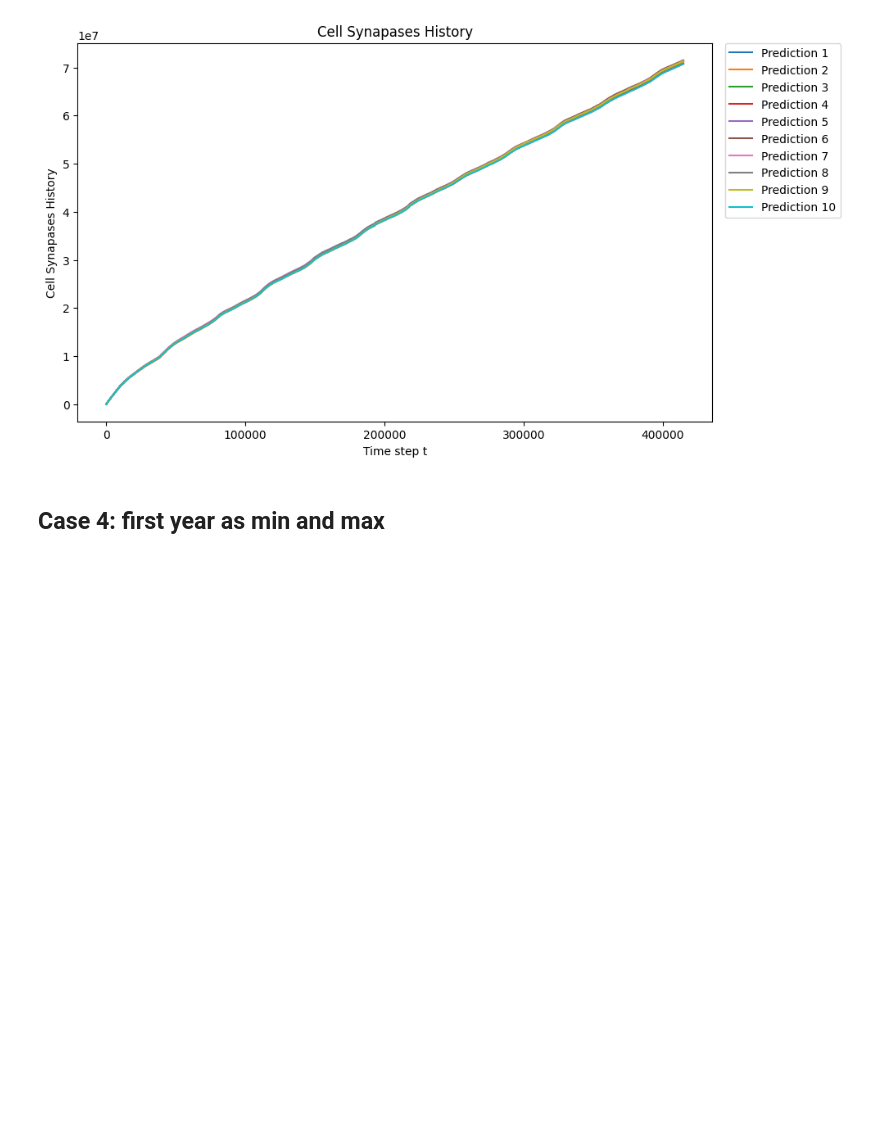
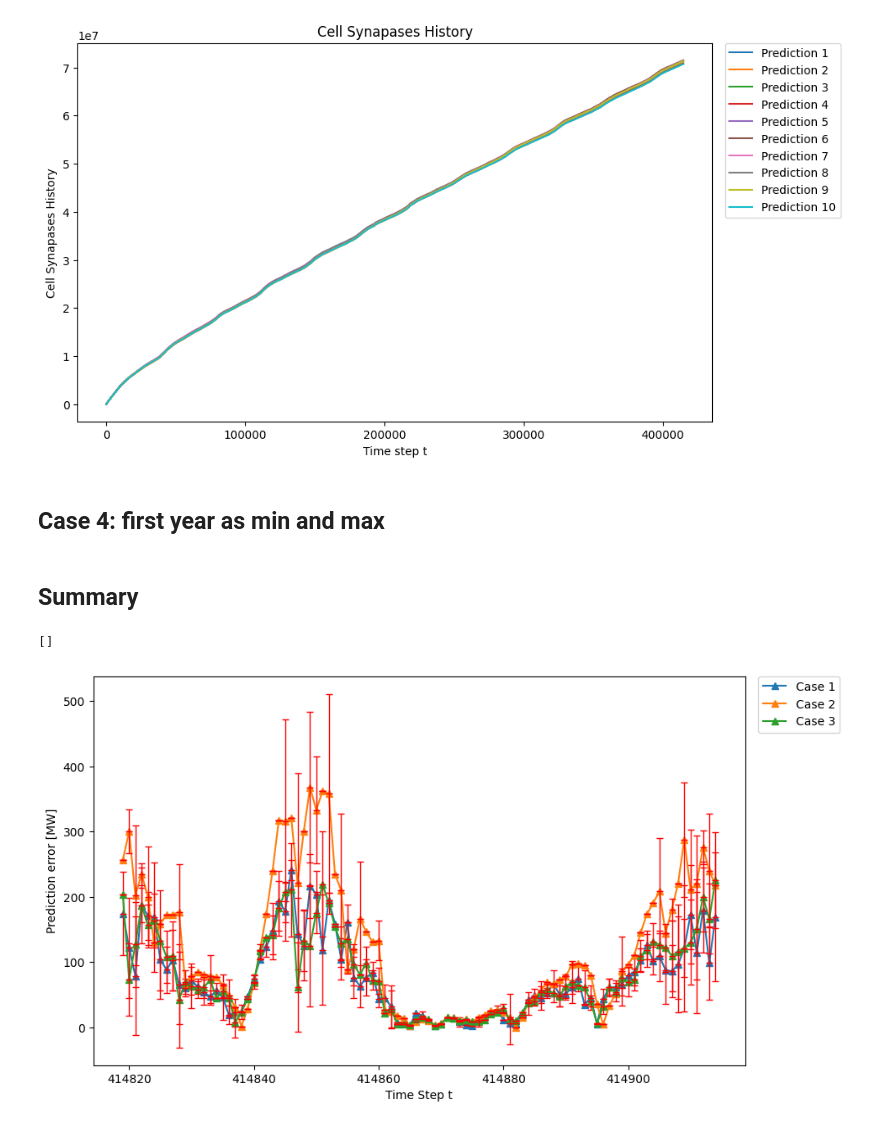
Before and after one commit to tyokyo320/time-series, a Jupyter notebook: utils/predict.ipynb, the cells around one changed output. Drawn from its saved outputs; the diff is of its cells as text; code cells hidden in the pictures; blank space fills up the shorter version.

Commit message:
✨ feat: add error_list plot

```diff
--- a/utils/predict.ipynb
+++ b/utils/predict.ipynb
@@ -111,6 +111,37 @@ def plot_prediction_absolute_error_by_mean_std(error_abs_value: any, sampling_in
     plt.ylabel('Prediction error [MW]')
     plt.legend(bbox_to_anchor=(1.02, 1.00), loc='upper left', borderaxespad=0, fontsize=10)
     plt.show()
+# %%
+def plot_prediction_absolute_error_list_by_mean_std(error_abs_value_list: any, sampling_interval: int) -> None:
+    plt.figure(figsize=(10, 6))
+
+    # TODO: fix this error epoch start and end
+    x_values = range(config.start, config.end+1)
+    sampled_x_values = x_values[::sampling_interval]
+
+    time_points = range(config.error_abs_start, config.error_abs_end+1)
+    sampled_time_points = time_points[::sampling_interval]
+
+    sampled_mean_values_list = []
+    sampled_std_values_list = []
+
+    for case_error_abs_value in error_abs_value_list:
+        mean_values = case_error_abs_value.mean(axis=1)
+        std_values = case_error_abs_value.std(axis=1)
+
+        sampled_mean_values_list.append(mean_values[sampled_time_points])
+        sampled_std_values_list.append(std_values[sampled_time_points])
+
+    for index in range(len(sampled_mean_values_list)):
+        # TODO: fix this error epoch start and end
+        plt.plot(sampled_x_values, sampled_mean_values_list[index], marker='^', markersize=6, linestyle='-', label=f'Case {index+1}')
+        # TODO: fix this error epoch start and end
+        plt.errorbar(sampled_x_values, sampled_mean_values_list[index], yerr=sampled_std_values_list[index], fmt='_', color='red', elinewidth=1, capsize=3)
+
+    plt.xlabel('Time Step t')
+    plt.ylabel('Prediction error [MW]')
+    plt.legend(bbox_to_anchor=(1.02, 1.00), loc='upper left', borderaxespad=0, fontsize=10)
+    plt.show()
 # %%
 def plot_total_prediction_absolute_error_per_period(error_abs_value: any, period: int) -> None:
     pass
@@ -165,6 +198,8 @@ def calculate_mean_absolute_error(error_abs_value: any) -> float:
 print(config.ROOT_PATH)
 # %% [output]
 /home/zhangqiang/work/repos/time-series/utils
+# %%
+error_abs_value_list = []
 # %% [markdown]
 ## Conventional CLA result
 # %% [markdown]
@@ -580,3 +615,16 @@ plot_cell_synapases_history(tenpercent_cell_cell_synapases_history_values)
 # %%
 # df_firstyear = load_csv_data(config.firstyear_predict_results_path)
 # df_firstyear.head()
+# %% [markdown]
+## Summary
+# %%
+error_abs_value_list
+# %% [output]
+[]
+# %%
+error_abs_value_list.append(error_abs_value)
+error_abs_value_list.append(inf_error_abs_value)
+error_abs_value_list.append(tenpercent_error_abs_value)
+plot_prediction_absolute_error_list_by_mean_std(error_abs_value_list, sampling_interval=1)
+# %% [output]
+[figure, added]
```
Also changed, not shown: parts of 1 cell of this notebook, 1 other file.
